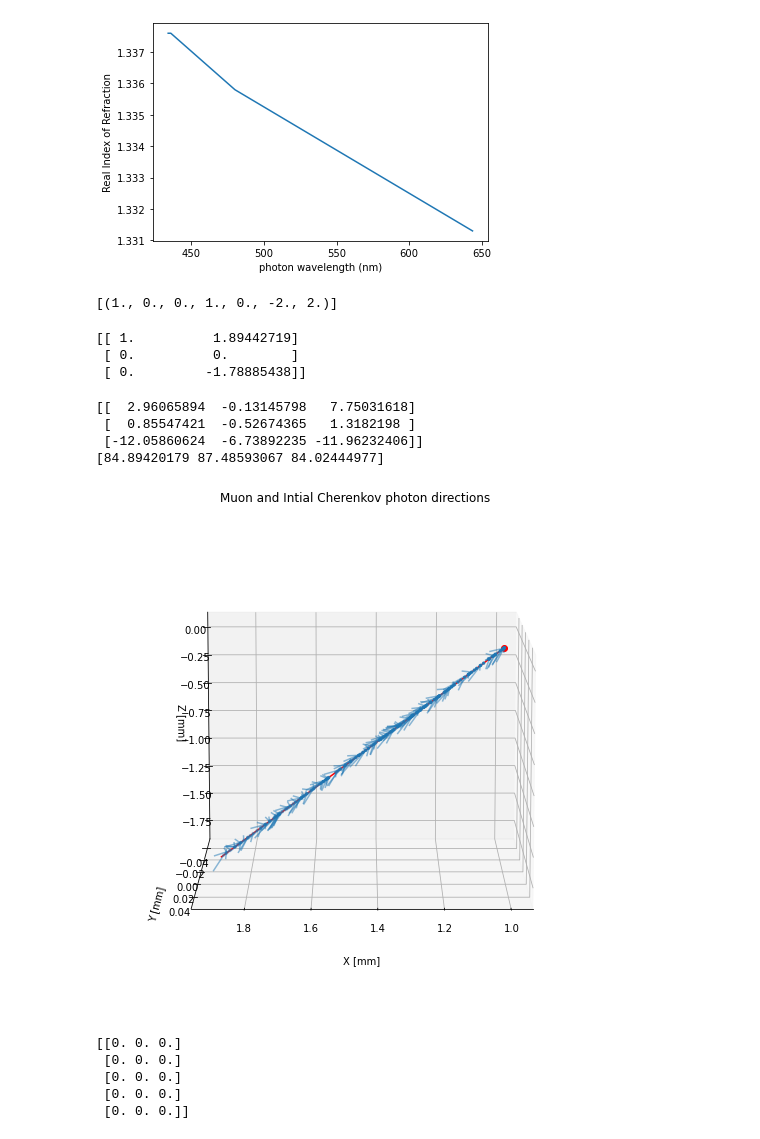
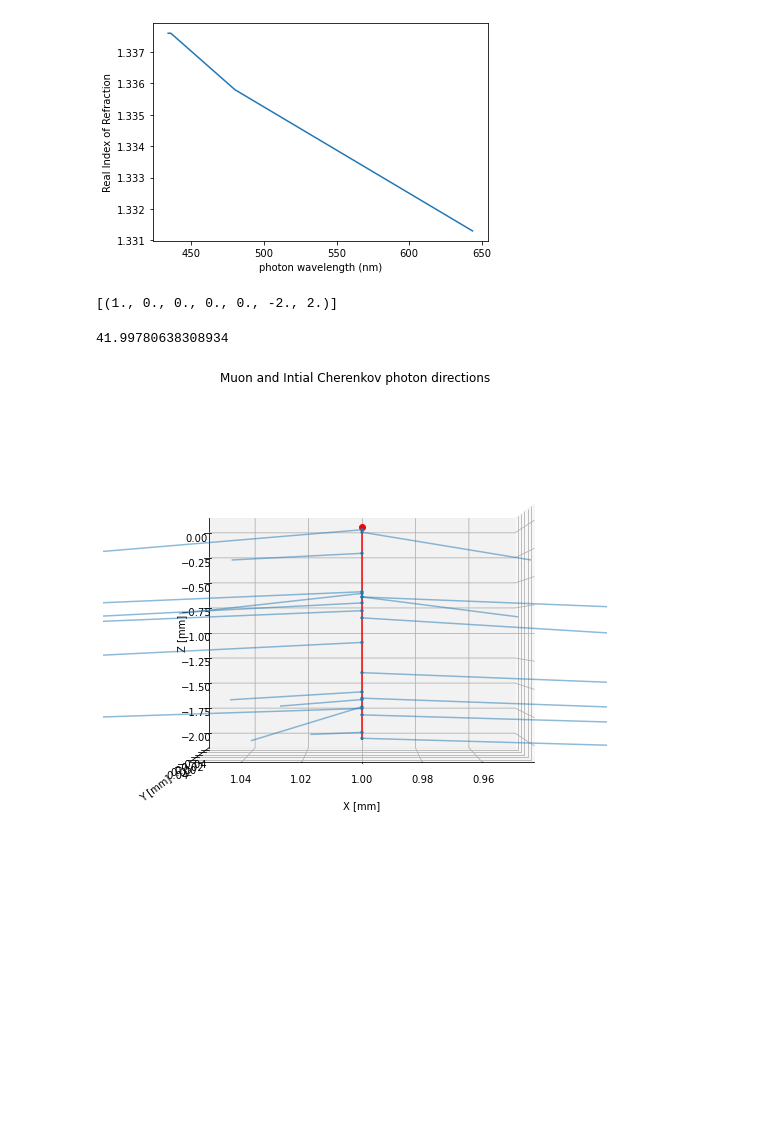
Before and after one commit to eklem1/OD_work, a Jupyter notebook: CherenkovLight.ipynb, the cells around one changed output. Drawn from its saved outputs; the diff is of its cells as text; code cells hidden in the pictures; blank space fills up the shorter version.

```diff
--- a/CherenkovLight.ipynb
+++ b/CherenkovLight.ipynb
@@ -127,14 +127,19 @@ def propagateChere_init(parentPtcl):
                 uy*uz*(1-c)-ux*s], [uz*ux*(1-c) - uy*s, uz*uy*(1-c)+ux*s, c+uz*uz * (1-c) ]])#rotation matrix
 
         momentum = R.dot(momentum)
+#         print(momentum)
 
-#         print( np.degrees(angle_between(parentMomentumUnit, momentum) ))
+        #print( np.degrees(angle_between(parentMomentumUnit, momentum) ))
 
         #Now rotate random amount of phi about axis of parent trajectory
         phi=np.random.sample()*np.pi*2.0
+#         print(phi)
         c, s = np.cos(phi), np.sin(phi) #cos and sine
-        ux, uy, uz = parentPtcl['px'], parentPtcl['py'], parentPtcl['pz']
-        R = np.array([[c+ux*ux*(1.0-c), ux*uy*(1-c) - uz*s, ux*uz*(1-c) + uy*s], [uy*ux*(1-c)+uz*s, c+uy*uy *(1-c), uy*uz*(1-c)-ux*s], [uz*ux*(1-c) - uy*s, uz*uy*(1-c)+ux*s, c+uz*uz * (1-c) ]])#rotation matrix
+#         ux, uy, uz = parentPtcl['px'], parentPtcl['py'], parentPtcl['pz']
+        ux, uy, uz = parentMomentumUnit
+
+        R = np.array([[c+ux*ux*(1.0-c), ux*uy*(1-c) - uz*s, ux*uz*(1-c) + uy*s], [uy*ux*(1-c)+uz*s, c+uy*uy *(1-c), \
+                uy*uz*(1-c)-ux*s], [uz*ux*(1-c) - uy*s, uz*uy*(1-c)+ux*s, c+uz*uz * (1-c) ]])#rotation matrix
         momentum = R.dot(momentum)
 
 #         print( np.degrees(angle_between(parentMomentum, momentum) ))
@@ -142,11 +147,7 @@ def propagateChere_init(parentPtcl):
         #Photon momentum set so now leave track in a cherenkov cone
         photons[i]['px'], photons[i]['py'], photons[i]['pz'] = momentum[0], momentum[1], momentum[2]
 
-        #can get energy and therefore wavelength from momentum now here
-
-        #Deal with the intersection/photon hit here
-#         calc_intersect_OD_photon(photons[i])
-#         i+=1
+        #can get energy and therefore wavelength from momentum now here???
 
     #Return the photon hit positions - I want just their initial positions
     return photons
@@ -156,11 +157,11 @@ muon = np.zeros(numMuons, dtype=ptcl)
 
 muon['x'] = 1.0
 
-muon['px'] = 1.0
+# muon['px'] = 1.0
 muon['pz'] = -2.0
 
 muon['tracklength'] = 2.0
 
 print(muon)
 # %% [output]
-[(1., 0., 0., 1., 0., -2., 2.)]
+[(1., 0., 0., 0., 0., -2., 2.)]
@@ -169,84 +173,70 @@ photons = propagateChere_init(muon[0])
 # %%
 # print(len(photons))
-
 # photons['x']
 
 parentMomentum = np.array([muon[0]['px'], muon[0]['py'], muon[0]['pz']])
+# print(parentMomentum)
+parentMomentumUnit = parentMomentum/np.linalg.norm(parentMomentum)
+
 trackLength = muon[0]['tracklength']
 
 parentEntryPosition =  np.array([muon[0]['x'], muon[0]['y'], muon[0]['z']])
-
 parentEndPosition = trackLength*parentMomentum/np.linalg.norm(parentMomentum) + parentEntryPosition
-
 muonPath = np.array([parentEntryPosition, parentEndPosition]).T
 
-print(muonPath)
+# print(muonPath)
-# %% [output]
-[[ 1.          1.89442719]
- [ 0.          0.        ]
- [ 0.         -1.78885438]]
-# %%
-photonMomentum = np.array([photons['px'], photons['py'], photons['pz']])
-print(photonMomentum[:, :3])
-
-photonMomentumUnit = photonMomentum/np.linalg.norm(photonMomentum)
-
-angle = np.degrees(angle_between(parentMomentum, photonMomentum) )
-print(angle[:3])
-# %% [output]
-[[  2.96065894  -0.13145798   7.75031618]
- [  0.85547421  -0.52674365   1.3182198 ]
- [-12.05860624  -6.73892235 -11.96232406]]
-[84.89420179 87.48593067 84.02444977]
+# %%
+i = 0
+photonMomentumOne = np.array([photons['px'][i], photons['py'][i], photons['pz'][i]])
+# print(photonMomentum[:, :4])
+photonMomentumUnitOne = photonMomentumOne/np.linalg.norm(photonMomentumOne)
+
+angleOne = np.degrees(angle_between(parentMomentumUnit, photonMomentumUnitOne) )
+print(angleOne)
+
+photonMomentum = np.array([photons['px'], photons['py'], photons['pz']])
+# print(photonMomentum[:, :4])
+photonMomentumUnit = photonMomentum/np.linalg.norm(photonMomentum)
+# %% [output]
+41.99780638308934
 # %%
 fig = plt.figure(figsize=(7,7))
 axes = mplot3d.Axes3D(fig)
 
 plt.title("Muon and Intial Cherenkov photon directions")#, pad=-1)
-
 
 axes.plot3D(muonPath[0][0], muonPath[1][0], muonPath[2][0], 'red', marker='o')
 
 axes.plot3D(muonPath[0], muonPath[1], muonPath[2], 'red')#, alpha=0.4)
 
 p = axes.scatter3D(photons['x'], photons['y'], photons['z'], s=5)# , c=angle, cmap='viridis') #, vmin=0, vmax=ELs_max)
 # Q = axes.quiver(photons['x'], photons['y'], photons['z'],photons['px'], photons['py'], photons['pz'], \
 #                 length=0.0005, alpha=0.5, arrow_length_ratio=0)#, normalize=True, alpha=0.5)
 
 Q = axes.quiver(photons['x'], photons['y'], photons['z'],photonMomentumUnit[0], photonMomentumUnit[1], photonMomentumUnit[2], \
                 length=1, alpha=0.5, arrow_length_ratio=0.0)#, normalize=True, alpha=0.5)
 
 # addGeometry(axes, parts=['PMTconnect','PMTGlass', 'OC'])  #'WT' ,
 
 # axes.set_xlim3d(-300, 300)
 # axes.set_ylim3d(-300, 300)
 # axes.set_zlim3d(-7400, -6930)
 
 axes.set_xlabel("X [mm]")
 axes.set_ylabel("Y [mm]")
 axes.set_zlabel("Z [mm]")
 axes.xaxis.labelpad=20
 axes.yaxis.labelpad=15
 # axes.zaxis.labelpad=15
 
 # axes.legend()
 
-#change angle of view - (elevation, azimuth) angles in degrees
+#change angle of view - (elev2ation, azimuth) angles in degrees
 # ‘elev’ stores the elevation angle in the z plane. ‘azim’ stores the azimuth angle in the x,y plane.
-axes.view_init(10, 90)
+axes.view_init(0, 90)
 
 # 0, 90 - XZ plane; 90, 90 - top view
 
 plt.show()
 # %% [output]
-[figure, old version]
+[figure, new version]
-# %%
-x = 5
-photonsPosition = np.zeros((x, 3))
-print(photonsPosition)
-# %% [output]
-[[0. 0. 0.]
- [0. 0. 0.]
- [0. 0. 0.]
- [0. 0. 0.]
- [0. 0. 0.]]
```
Also changed, not shown: parts of 3 cells of this notebook, 11 other files.
